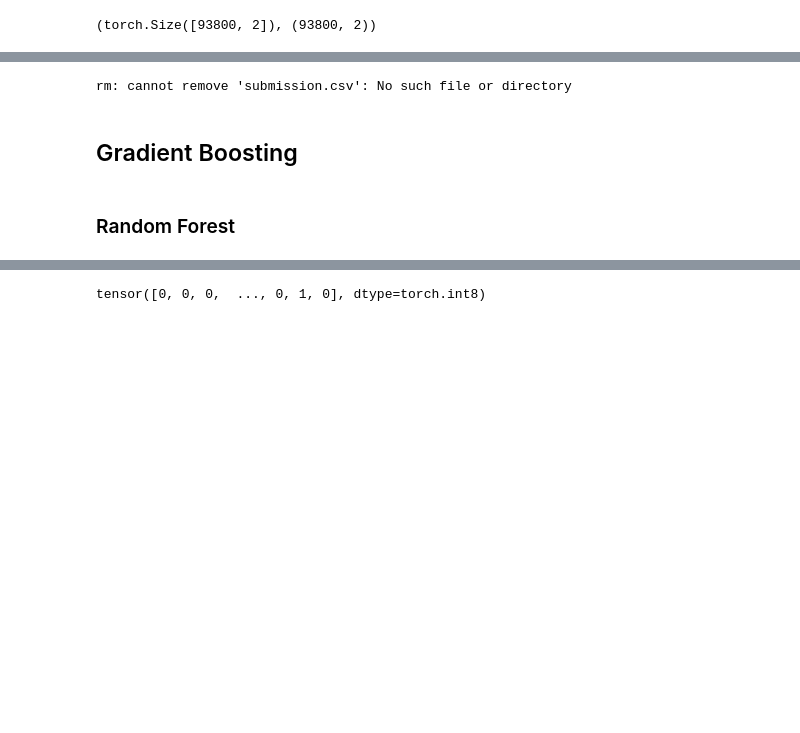
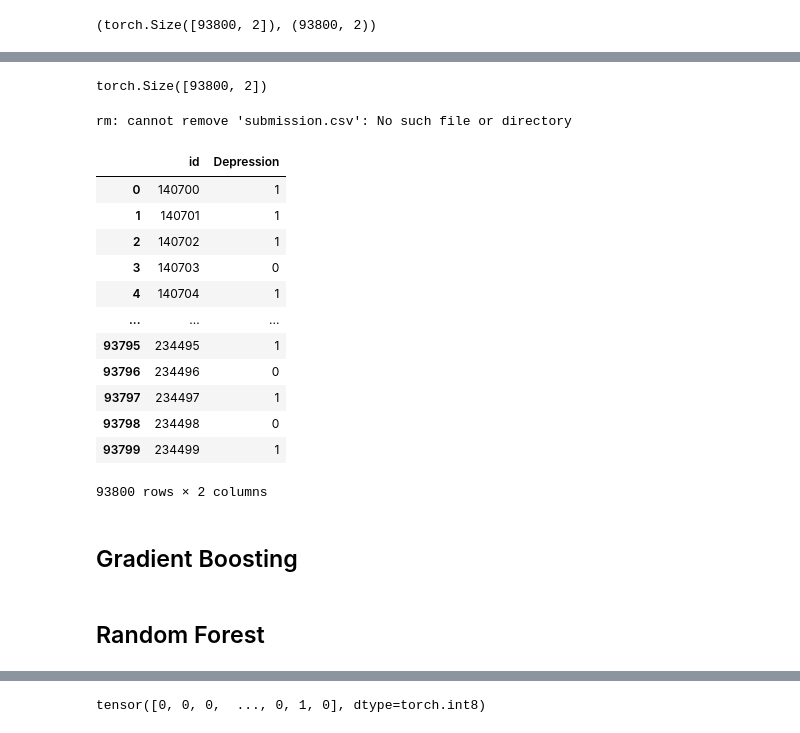
Before and after one commit to rubanzasilva/exploring_mental_health, a Jupyter notebook: eda-gradient-boosting-neural-nets-s04e11.ipynb, the cells around one changed output, grey strips where cells are left out. Cells and saved outputs as stored; diff of their text form; code cells hidden in the pictures; blank space fills up the shorter version.

```diff
--- a/eda-gradient-boosting-neural-nets-s04e11.ipynb
+++ b/eda-gradient-boosting-neural-nets-s04e11.ipynb
@@ -552,3 +641,6 @@ nn_preds_proba = (a_preds[:, 1])
 nn_preds_y.shape,sub_df.shape
 # %% [output]
 (torch.Size([93800, 2]), (93800, 2))
+# %%
+final_preds = torch.round(a_preds).long()
+final_preds
@@ -555,17 +655,34 @@ nn_preds_y.shape,sub_df.shape
+# %%
+final_preds.shape
+# %% [output]
+torch.Size([93800, 2])
 # %%
 !rm submission.csv
-#sub_df['Depression'] = rf_preds_proba
-#sub_df.to_csv('submission.csv', index=False)
-#sub = pd.read_csv('submission.csv')
-#sub
+sub_df['Depression'] = final_preds
+sub_df.to_csv('submission.csv', index=False)
+sub = pd.read_csv('submission.csv')
+sub
 # %% [output]
 rm: cannot remove 'submission.csv': No such file or directory
+|  | id | Depression |
+| 0 | 140700 | 1 |
+| 1 | 140701 | 1 |
+| 2 | 140702 | 1 |
+| 3 | 140703 | 0 |
+| 4 | 140704 | 1 |
+| ... | ... | ... |
+| 93795 | 234495 | 1 |
+| 93796 | 234496 | 0 |
+| 93797 | 234497 | 1 |
+| 93798 | 234498 | 0 |
+| 93799 | 234499 | 1 |
+93800 rows × 2 columns
 # %% [markdown]
 ## Gradient Boosting
 # %%
 # Parameters
 # %% [markdown]
-### Random Forest
+## Random Forest
 # %%
 %%time
 rf = RandomForestClassifier(1000, min_samples_leaf=3)
```
Also changed, not shown: parts of 61 cells of this notebook.
